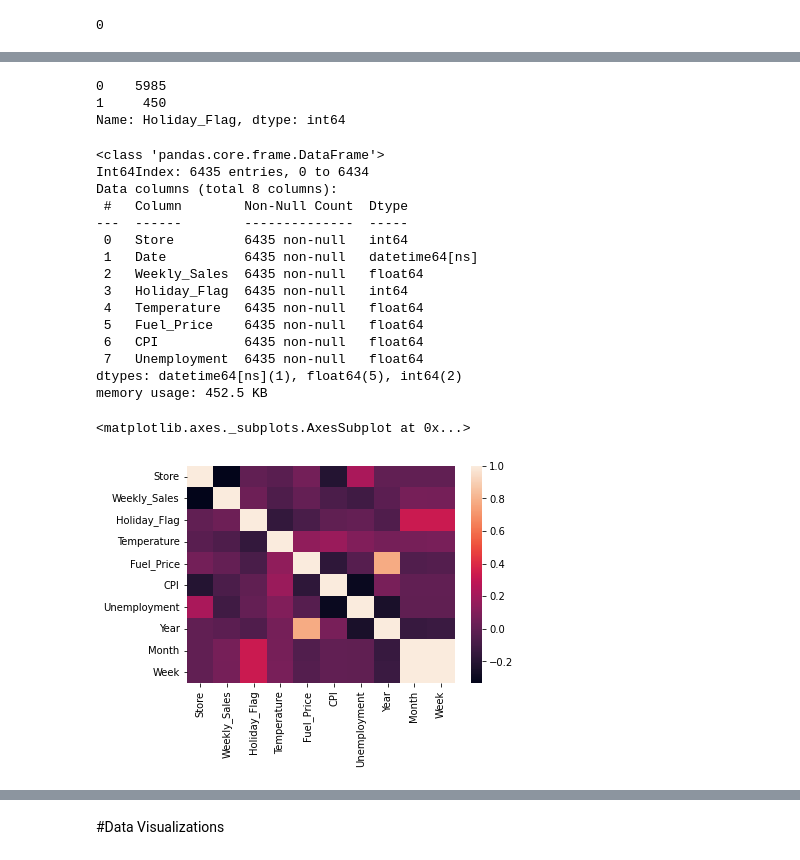
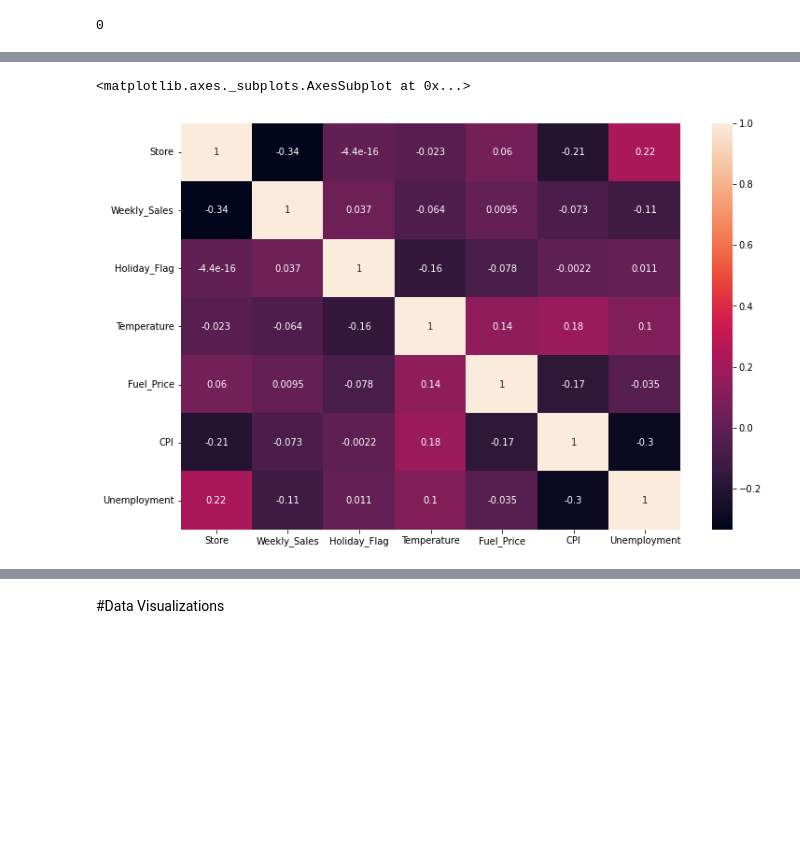
Before and after one commit to Haritha-datascientist/WalmartSalesPrediction, a Jupyter notebook: walmart_insights_prediction.ipynb, the cells around one changed output, grey strips where cells are left out. Saved outputs shown, nothing was run; the diff lists cells and outputs as text; code cells hidden in the pictures; blank space fills up the shorter version.

```diff
--- a/walmart_insights_prediction.ipynb
+++ b/walmart_insights_prediction.ipynb
@@ -133,6 +122,0 @@ memory usage: 452.5+ KB
-# %%
-df.Holiday_Flag.value_counts()
-# %% [output]
-0    5985
-1     450
-Name: Holiday_Flag, dtype: int64
@@ -148,28 +123,12 @@ df['Unemployment']=df['Unemployment'].astype('float')
-# %%
-df.info()
-# %% [output]
-<class 'pandas.core.frame.DataFrame'>
-Int64Index: 6435 entries, 0 to 6434
-Data columns (total 8 columns):
- #   Column        Non-Null Count  Dtype
----  ------        --------------  -----
- 0   Store         6435 non-null   int64
- 1   Date          6435 non-null   datetime64[ns]
- 2   Weekly_Sales  6435 non-null   float64
- 3   Holiday_Flag  6435 non-null   int64
- 4   Temperature   6435 non-null   float64
- 5   Fuel_Price    6435 non-null   float64
- 6   CPI           6435 non-null   float64
- 7   Unemployment  6435 non-null   float64
-dtypes: datetime64[ns](1), float64(5), int64(2)
-memory usage: 452.5 KB
 # %%
 # visualize correlation matrix in Seaborn using a heatmap
 import seaborn as sns
-sns.heatmap(df.corr())
+import matplotlib.pyplot as plt
+plt.figure(figsize=(12,8))
+sns.heatmap(df.corr(),annot=True)
 # %% [output]
 <matplotlib.axes._subplots.AxesSubplot at 0x...>
-[figure, old version]
+[figure, new version]
 # %%
 #Splitting Date Column
 df['Year'] = df['Date'].dt.year
```
Also changed, not shown: parts of 14 cells of this notebook.
